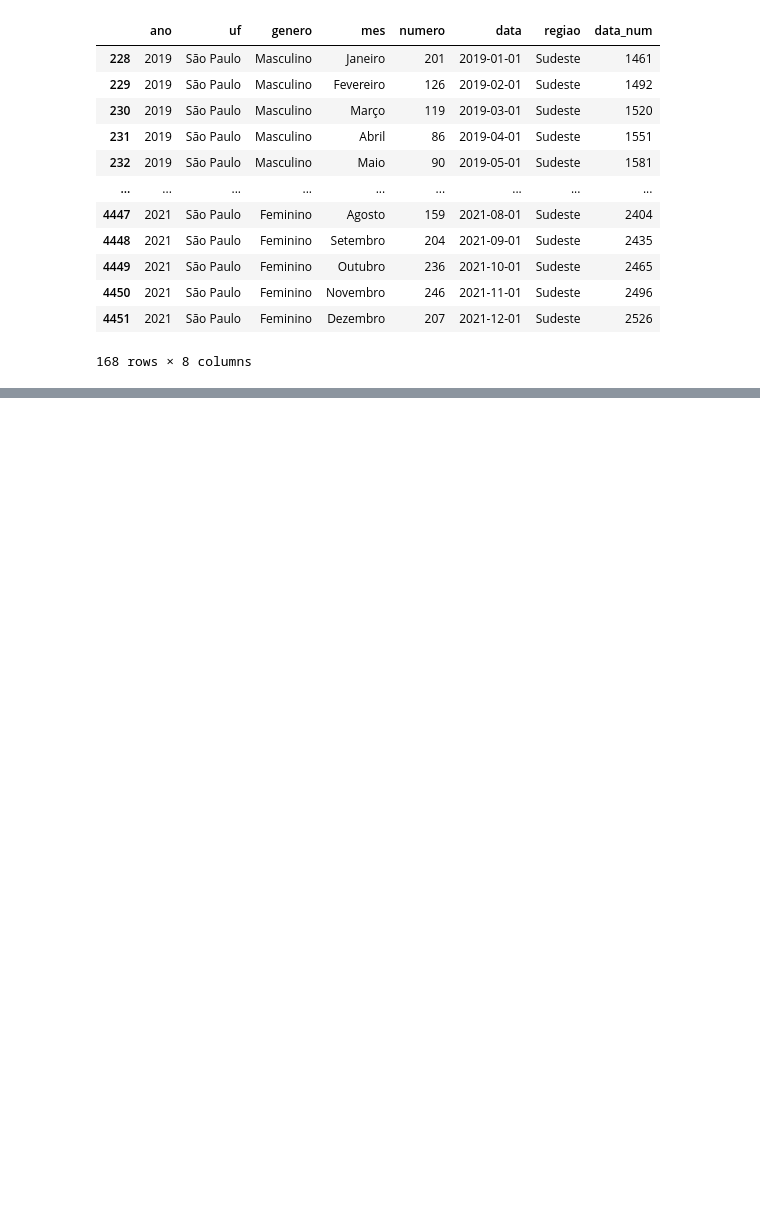
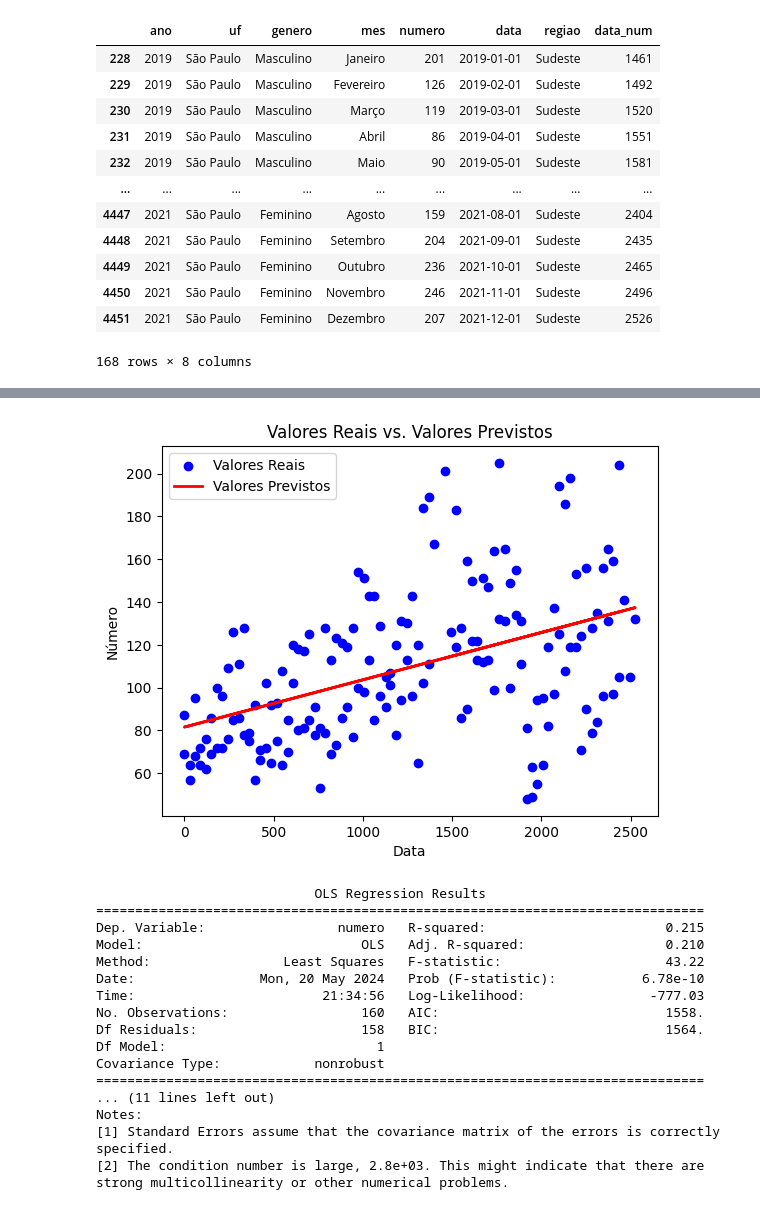
Before and after one commit to gustavo-rocha-barbosa/case-data-science-media-monks-2024, a Jupyter notebook: 2) Case Análise de Dados/main.ipynb, the cells around one changed output, grey strips where cells are left out. Cells and saved outputs as stored; diff of their text form; code cells hidden in the pictures; blank space fills up the shorter version.

```diff
--- a/2) Case Análise de Dados/main.ipynb
+++ b/2) Case Análise de Dados/main.ipynb
@@ -508,0 +567,56 @@ plt.show()
+# %%
+#Retirar os Outliers com o Método de Tukey - Retirar Outliers para df_sp:
+
+# Calcular Q1 (25º percentil) e Q3 (75º percentil)
+Q1 = df_sp['numero'].quantile(0.25)
+Q3 = df_sp['numero'].quantile(0.75)
+
+# Calcular IQR (Interquartile Range)
+IQR = Q3 - Q1
+
+# Definir os limites inferior e superior
+inferior = Q1 - (1.5 * IQR)
+superior = Q3 + (1.5 * IQR)
+outliers = df_sp[(df_sp['numero'] < inferior) | (df_sp['numero'] > superior)] # Tira os dados que são menores que os limites inferiores OU maiores que os superiores
+
+#Remoção dos Outliers
+df_sp = df_sp[~((df_sp['numero'] < inferior) | (df_sp['numero'] > superior))]
+# %%
+# Regressão Linear para o DataFrame de SP (df_sp):
+x = df_sp['data_num'] # a Biblioteca statsmodel não suporta o formato de Datetime, então neste caso devemos usar a data_num
+# data_num é a coluna referente aos dias corridos ao longo dos anos que é a data atual menos a primeira data do DataFrame. (retomando conceito)
+y = df_sp['numero']
+
+x = sm.add_constant(x)
+modelo = sm.OLS(y, x).fit()
+y_pred = modelo.predict()
+
+plt.scatter(df_sp['data_num'], df_sp['numero'], label='Valores Reais', color='blue')
+plt.plot(df_sp['data_num'], y_pred, label='Valores Previstos', color='red', linewidth=2)
+
+plt.xlabel('Data')
+plt.ylabel('Número')
+plt.title('Valores Reais vs. Valores Previstos')
+plt.legend()
+plt.show()
+
+print(modelo.summary())
+# %% [output]
+[figure, added]
+                            OLS Regression Results
+==============================================================================
+Dep. Variable:                 numero   R-squared:                       0.215
+Model:                            OLS   Adj. R-squared:                  0.210
+Method:                 Least Squares   F-statistic:                     43.22
+Date:                Mon, 20 May 2024   Prob (F-statistic):           6.78e-10
+Time:                        21:34:56   Log-Likelihood:                -777.03
+No. Observations:                 160   AIC:                             1558.
+Df Residuals:                     158   BIC:                             1564.
+Df Model:                           1
+Covariance Type:            nonrobust
+==============================================================================
+... (11 lines left out)
+Notes:
+[1] Standard Errors assume that the covariance matrix of the errors is correctly specified.
+[2] The condition number is large, 2.8e+03. This might indicate that there are
+strong multicollinearity or other numerical problems.
```
Also changed, not shown: parts of 16 cells of this notebook.
